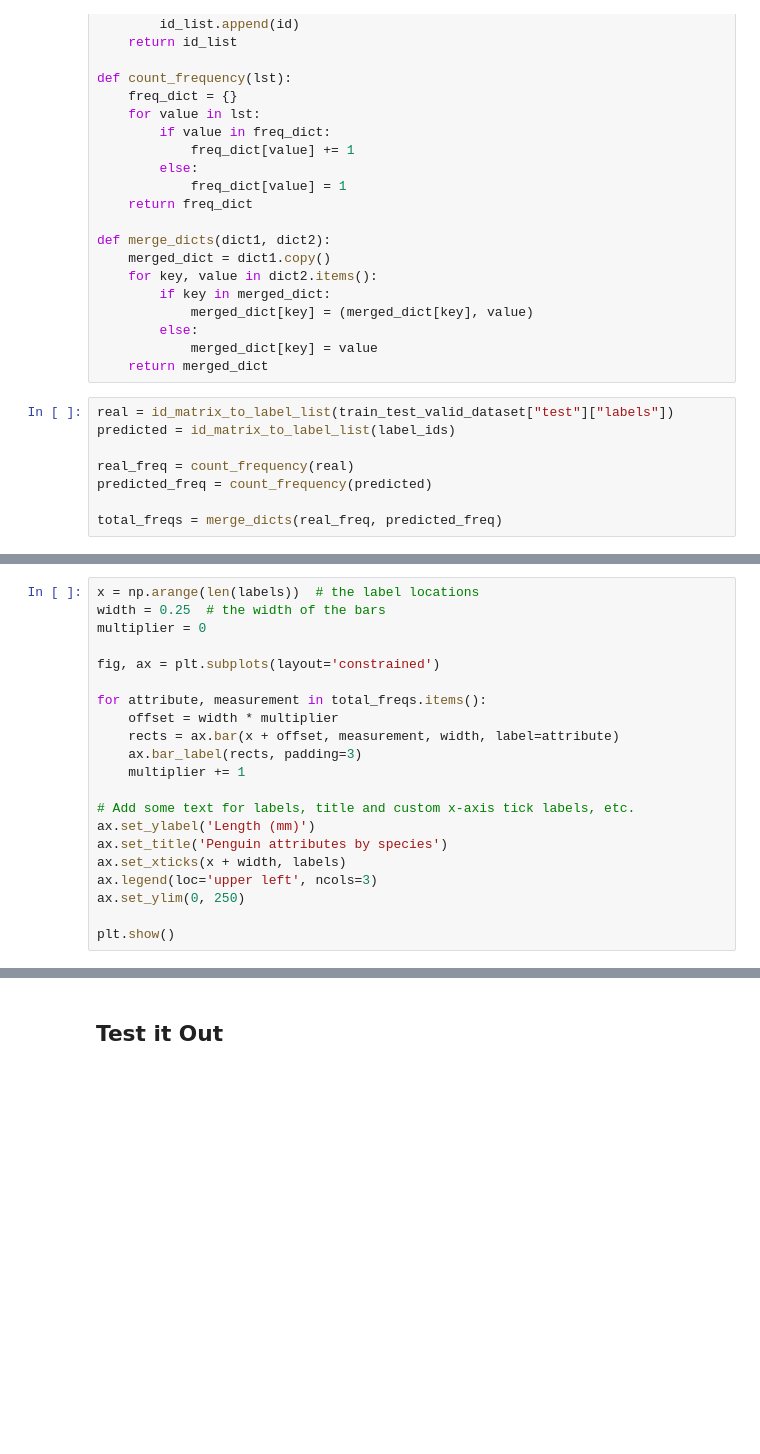
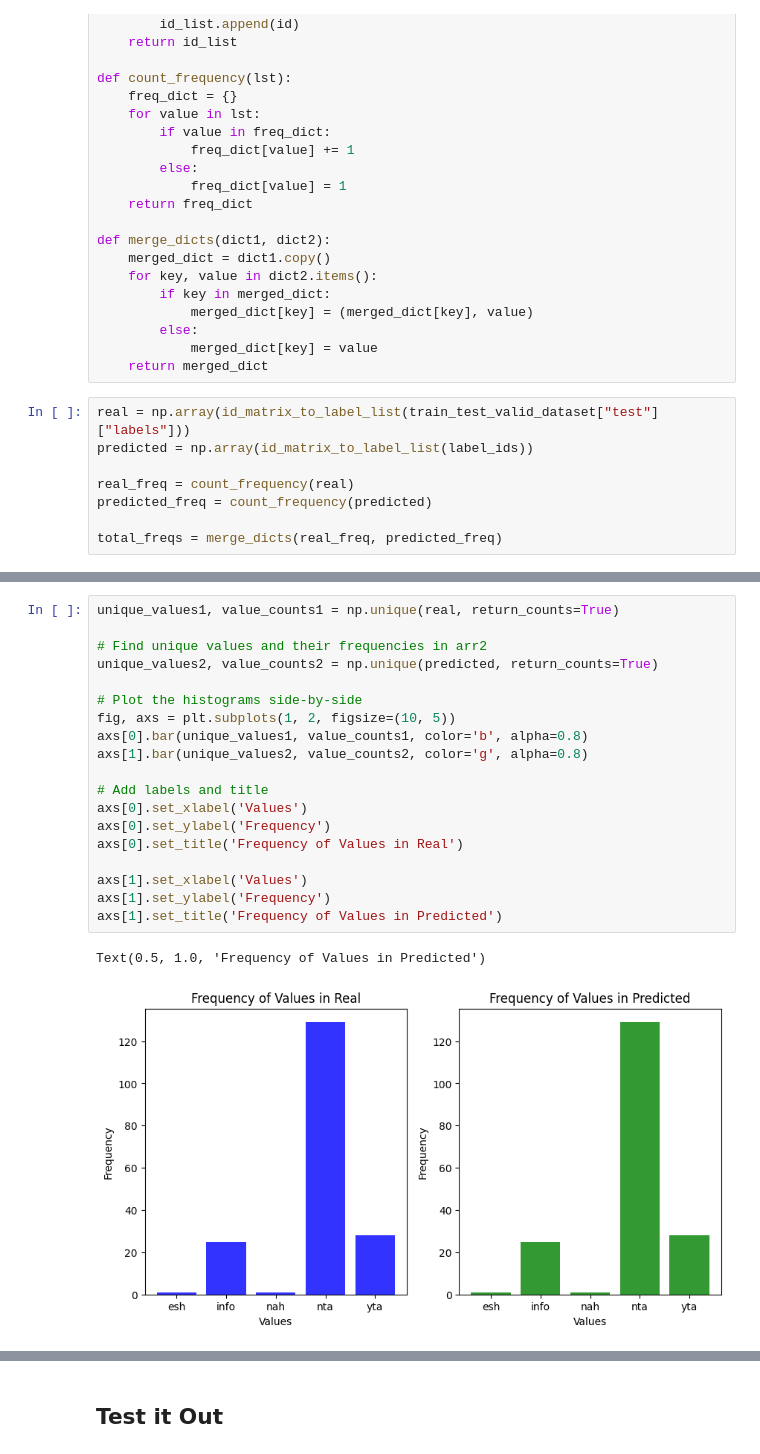
Before and after one commit to cstainsby/B-Onion, a Jupyter notebook: src/backend_model_service/class_model_creation.ipynb, the cells around one changed output, grey strips where cells are left out. Saved outputs shown, nothing was run; the diff lists cells and outputs as text; blank space fills up the shorter version.

```diff
--- a/src/backend_model_service/class_model_creation.ipynb
+++ b/src/backend_model_service/class_model_creation.ipynb
@@ -303,8 +307,8 @@ def merge_dicts(dict1, dict2):
             merged_dict[key] = value
     return merged_dict
 # %%
-real = id_matrix_to_label_list(train_test_valid_dataset["test"]["labels"])
-predicted = id_matrix_to_label_list(label_ids)
+real = np.array(id_matrix_to_label_list(train_test_valid_dataset["test"]["labels"]))
+predicted = np.array(id_matrix_to_label_list(label_ids))
 
 real_freq = count_frequency(real)
 predicted_freq = count_frequency(predicted)
@@ -315,21 +335,22 @@ total_freqs = merge_dicts(real_freq, predicted_freq)
-# %%
-x = np.arange(len(labels))  # the label locations
-width = 0.25  # the width of the bars
-multiplier = 0
-
-fig, ax = plt.subplots(layout='constrained')
-
-for attribute, measurement in total_freqs.items():
-    offset = width * multiplier
-    rects = ax.bar(x + offset, measurement, width, label=attribute)
-    ax.bar_label(rects, padding=3)
-    multiplier += 1
-
-# Add some text for labels, title and custom x-axis tick labels, etc.
-ax.set_ylabel('Length (mm)')
-ax.set_title('Penguin attributes by species')
-ax.set_xticks(x + width, labels)
-ax.legend(loc='upper left', ncols=3)
-ax.set_ylim(0, 250)
-
-plt.show()
+# %%
+unique_values1, value_counts1 = np.unique(real, return_counts=True)
+
+# Find unique values and their frequencies in arr2
+unique_values2, value_counts2 = np.unique(predicted, return_counts=True)
+
+# Plot the histograms side-by-side
+fig, axs = plt.subplots(1, 2, figsize=(10, 5))
+axs[0].bar(unique_values1, value_counts1, color='b', alpha=0.8)
+axs[1].bar(unique_values2, value_counts2, color='g', alpha=0.8)
+
+# Add labels and title
+axs[0].set_xlabel('Values')
+axs[0].set_ylabel('Frequency')
+axs[0].set_title('Frequency of Values in Real')
+
+axs[1].set_xlabel('Values')
+axs[1].set_ylabel('Frequency')
+axs[1].set_title('Frequency of Values in Predicted')
+# %% [output]
+Text(0.5, 1.0, 'Frequency of Values in Predicted')
+[figure, added]
```
Also changed, not shown: parts of 18 cells of this notebook, 32 other files.
